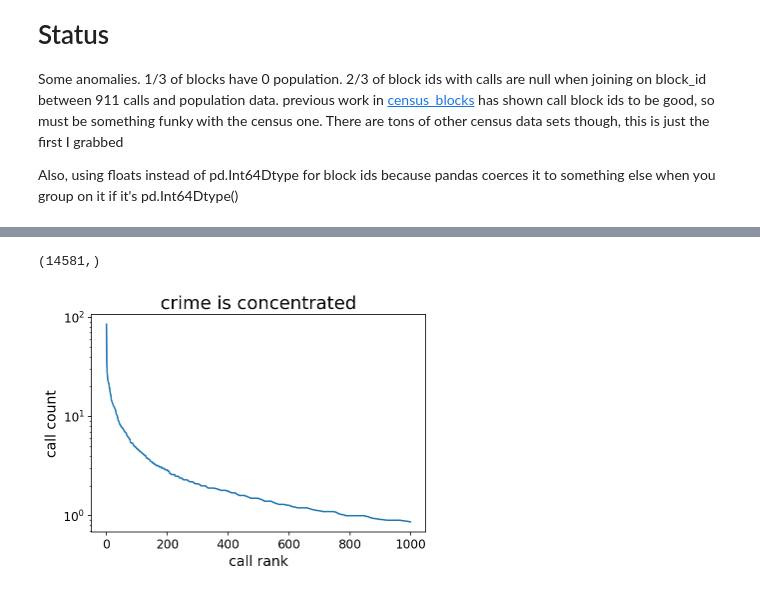
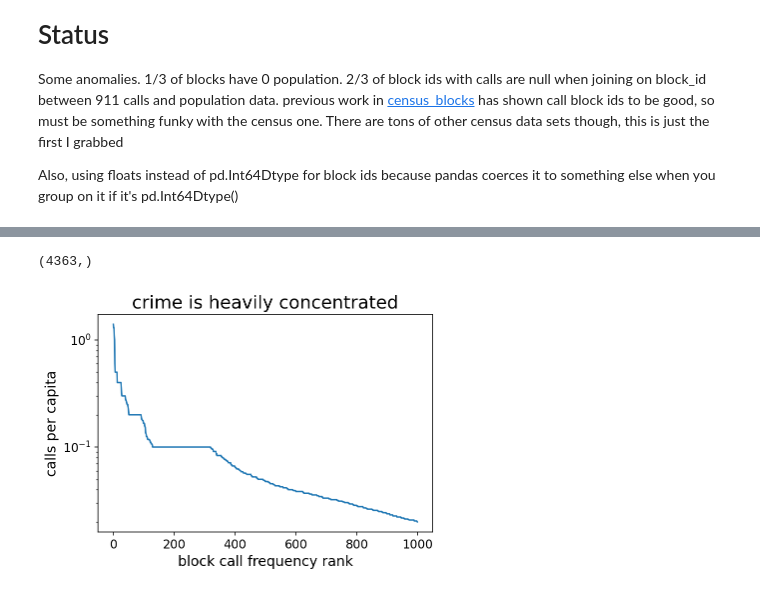
Before and after one commit to ahakso/detroit, a Jupyter notebook: response_911.ipynb, the cells around one changed output, grey strips where cells are left out. Saved outputs shown, nothing was run; the diff lists cells and outputs as text; code cells hidden in the pictures.

```diff
--- a/response_911.ipynb
+++ b/response_911.ipynb
@@ -38,7 +38,7 @@ expr = re.compile('|'.join(close_proxy))
 # use a generator function to select rows we want in chunks rather than loading everything into memory at once
 generator = pd.read_csv(
     "calls_for_service_from_jimmy.csv",
-    nrows=None,
+    nrows=100000,
     usecols=COLS_911,
     parse_dates=["call_timestamp"],
     chunksize=1e4,
@@ -53,5 +53,7 @@ call = (
 )
 
 call = gpd.GeoDataFrame(call,geometry=gpd.points_from_xy(call.longitude,call.latitude),crs='epsg:4327')
+# Remove some stray data points that are very far away in the same location
+call = call.loc[call.longitude > -83.4]
 # %%
 call.shape
@@ -91,21 +106,21 @@ pop = pop.assign(
 # %%
 block_count.shape
 # %% [output]
-(14581,)
+(4363,)
 # %%
 # losing 2/3 of call rows in this join for some reason
 df = (
     pd.merge(block_count, pop, left_index=True, right_on="block_id")
 #     addition is hack to dilute the impact of zero population zones
     .assign(calls_per_capita=lambda x: x.call_count / (x.population + 10))
     .sort_values("calls_per_capita", ascending=False)
 )
 plt.plot(range(1000), df.head(1000).calls_per_capita)
 _ = plt.gca().set(
     yscale="log",
-    title="crime is concentrated",
+    title="crime is heavily concentrated",
     ylabel="calls per capita",
-    xlabel="call rank",
+    xlabel="block call frequency rank",
 )
 # %% [output]
-[figure, old version]
+[figure, new version]
```
Also changed, not shown: parts of 20 cells of this notebook, 3 other files.
